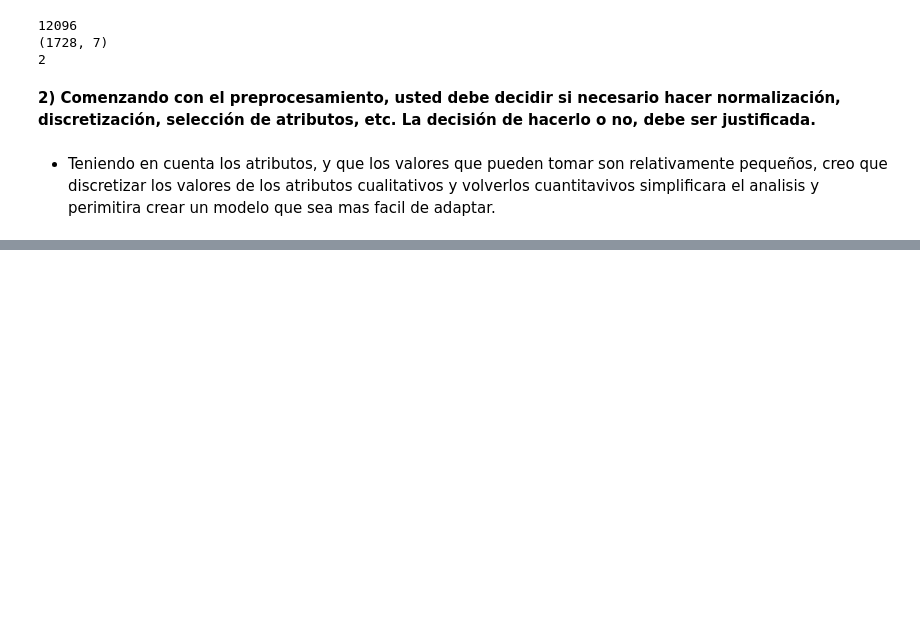
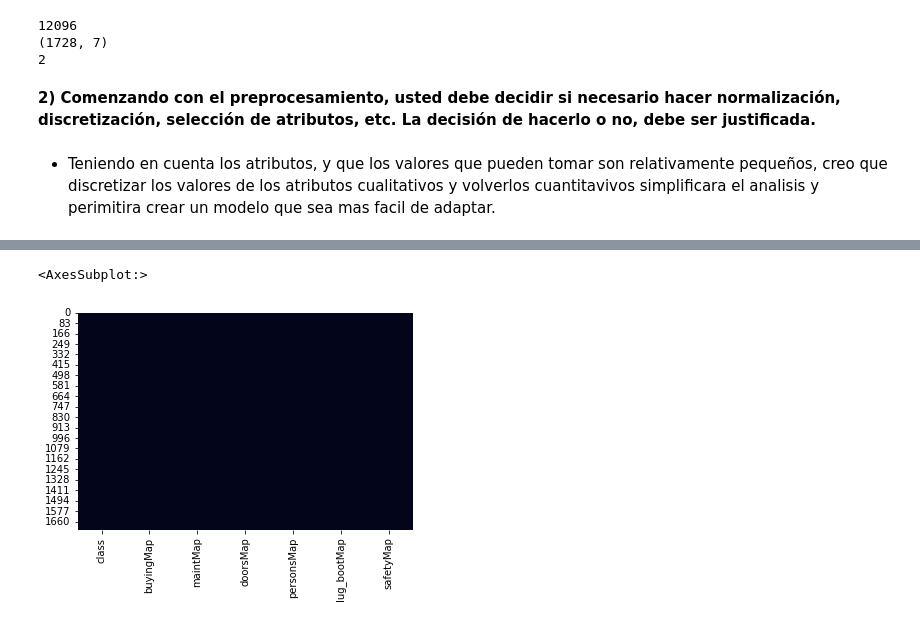
Before and after one commit to ErnestoCamachoA9805/MIND, a Jupyter notebook: Parcial Practico 1/Parcial Practico - Ernesto Camacho.ipynb, the cells around one changed output, grey strips where cells are left out. Drawn from its saved outputs; the diff is of its cells as text; code cells hidden in the pictures; blank space fills up the shorter version.

```diff
--- a/Parcial Practico 1/Parcial Practico - Ernesto Camacho.ipynb
+++ b/Parcial Practico 1/Parcial Practico - Ernesto Camacho.ipynb
@@ -55,0 +217,8 @@ print(carDt.ndim)
+# %%
+values= carDtMapRandomStat ['doorsMap'].value_counts()
+print(values)
+values= values.index.to_list()
+carDtMapRandomStat['doorsMap']= carDtMapRandomStat['doorsMap'].replace(np.nan,values[0])
+print('### ### ###')
+values= carDtMapRandomStat ['doorsMap'].value_counts()
+print(values)
@@ -55,0 +237,8 @@ print(carDt.ndim)
+# %%
+values= carDtMapRandomStat ['personsMap'].value_counts()
+print(values)
+values= values.index.to_list()
+carDtMapRandomStat['personsMap']= carDtMapRandomStat['personsMap'].replace(np.nan,values[0])
+print('### ### ###')
+values= carDtMapRandomStat ['personsMap'].value_counts()
+print(values)
@@ -55,0 +255,8 @@ print(carDt.ndim)
+# %%
+values= carDtMapRandomStat ['lug_bootMap'].value_counts()
+print(values)
+values= values.index.to_list()
+carDtMapRandomStat['lug_bootMap']= carDtMapRandomStat['lug_bootMap'].replace(np.nan,values[0])
+print('### ### ###')
+values= carDtMapRandomStat ['lug_bootMap'].value_counts()
+print(values)
@@ -55,0 +273,8 @@ print(carDt.ndim)
+# %%
+values= carDtMapRandomStat ['safetyMap'].value_counts()
+print(values)
+values= values.index.to_list()
+carDtMapRandomStat['safetyMap']= carDtMapRandomStat['safetyMap'].replace(np.nan,values[0])
+print('### ### ###')
+values= carDtMapRandomStat ['safetyMap'].value_counts()
+print(values)
@@ -55,0 +291,5 @@ print(carDt.ndim)
+# %%
+sns.heatmap(carDtMapRandomStat.isnull(), cbar=False)
+# %% [output]
+<AxesSubplot:>
+[figure, added]
```
Also changed, not shown: parts of 50 cells of this notebook.
